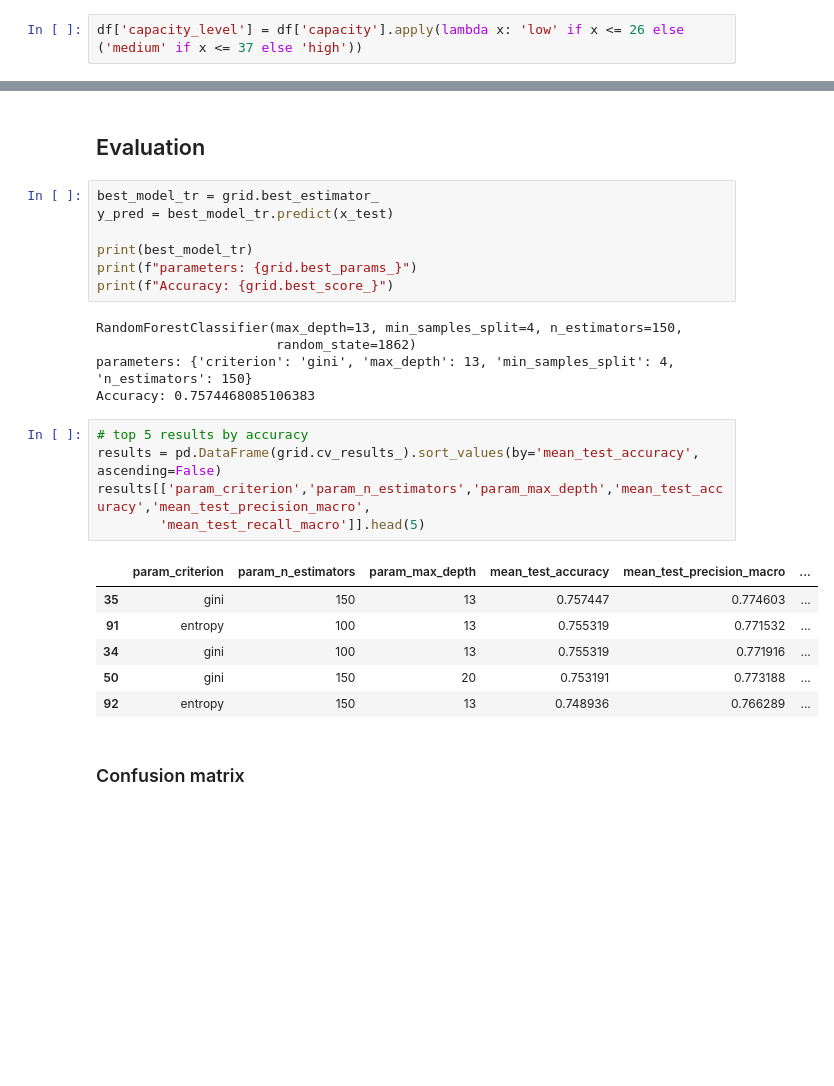
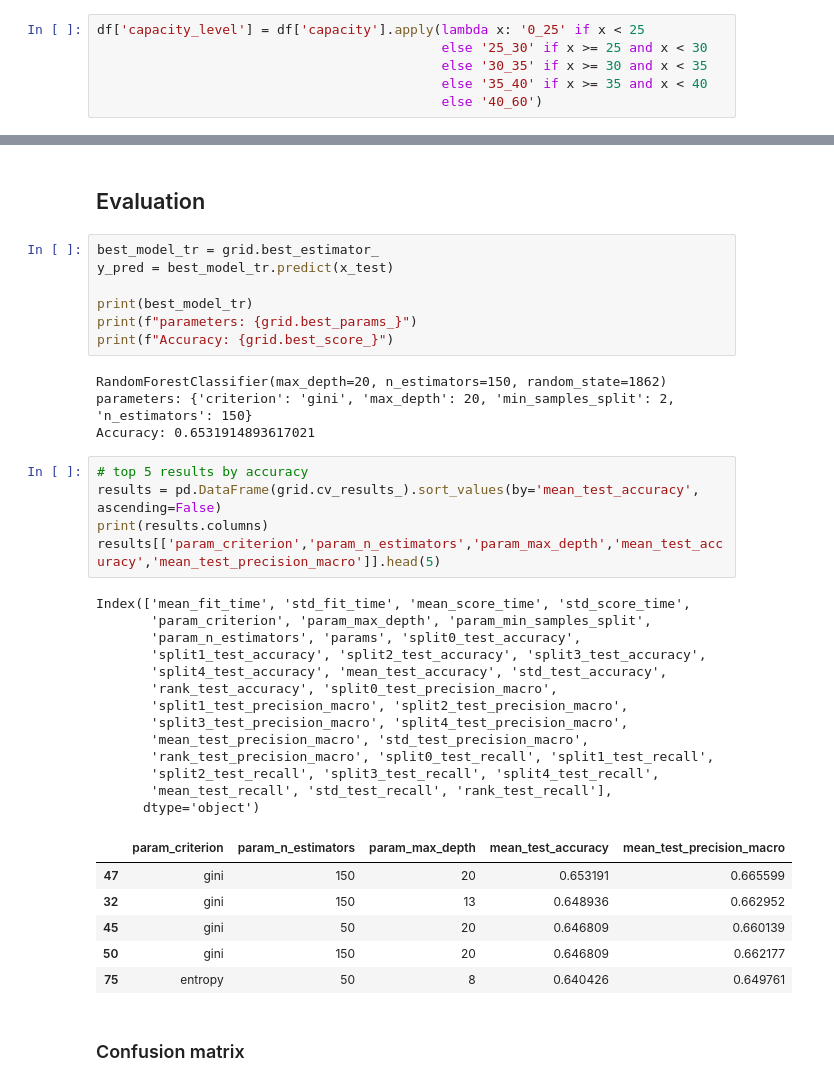
Before and after one commit to alfredcargar/master-thesis, a Jupyter notebook: notebooks/classification_model.ipynb, the cells around one changed output, grey strips where cells are left out. Cells and saved outputs as stored; diff of their text form; blank space fills up the shorter version.

```diff
--- a/notebooks/classification_model.ipynb
+++ b/notebooks/classification_model.ipynb
@@ -47,8 +47,12 @@ min       15.000000
 75%       37.000000
 max       53.000000
 Name: capacity, dtype: float64
-# %%
-df['capacity_level'] = df['capacity'].apply(lambda x: 'low' if x <= 26 else ('medium' if x <= 37 else 'high'))
+# %%
+df['capacity_level'] = df['capacity'].apply(lambda x: '0_25' if x < 25
+                                            else '25_30' if x >= 25 and x < 30
+                                            else '30_35' if x >= 30 and x < 35
+                                            else '35_40' if x >= 35 and x < 40
+                                            else '40_60')
 # %%
 df[['capacity','capacity_level']]
 # %% [output]
@@ -122,22 +133,34 @@ print(best_model_tr)
 print(f"parameters: {grid.best_params_}")
 print(f"Accuracy: {grid.best_score_}")
 # %% [output]
-RandomForestClassifier(max_depth=13, min_samples_split=4, n_estimators=150,
-                       random_state=1862)
-parameters: {'criterion': 'gini', 'max_depth': 13, 'min_samples_split': 4, 'n_estimators': 150}
-Accuracy: 0.7574468085106383
+RandomForestClassifier(max_depth=20, n_estimators=150, random_state=1862)
+parameters: {'criterion': 'gini', 'max_depth': 20, 'min_samples_split': 2, 'n_estimators': 150}
+Accuracy: 0.6531914893617021
 # %%
 # top 5 results by accuracy
 results = pd.DataFrame(grid.cv_results_).sort_values(by='mean_test_accuracy', ascending=False)
-results[['param_criterion','param_n_estimators','param_max_depth','mean_test_accuracy','mean_test_precision_macro',
-        'mean_test_recall_macro']].head(5)
+print(results.columns)
+results[['param_criterion','param_n_estimators','param_max_depth','mean_test_accuracy','mean_test_precision_macro']].head(5)
 # %% [output]
+Index(['mean_fit_time', 'std_fit_time', 'mean_score_time', 'std_score_time',
+       'param_criterion', 'param_max_depth', 'param_min_samples_split',
+       'param_n_estimators', 'params', 'split0_test_accuracy',
+       'split1_test_accuracy', 'split2_test_accuracy', 'split3_test_accuracy',
+       'split4_test_accuracy', 'mean_test_accuracy', 'std_test_accuracy',
+       'rank_test_accuracy', 'split0_test_precision_macro',
+       'split1_test_precision_macro', 'split2_test_precision_macro',
+       'split3_test_precision_macro', 'split4_test_precision_macro',
+       'mean_test_precision_macro', 'std_test_precision_macro',
+       'rank_test_precision_macro', 'split0_test_recall', 'split1_test_recall',
+       'split2_test_recall', 'split3_test_recall', 'split4_test_recall',
+       'mean_test_recall', 'std_test_recall', 'rank_test_recall'],
+      dtype='object')
-|  | param_criterion | param_n_estimators | param_max_depth | mean_test_accuracy | mean_test_precision_macro | ... |
-| 35 | gini | 150 | 13 | 0.757447 | 0.774603 | ... |
-| 91 | entropy | 100 | 13 | 0.755319 | 0.771532 | ... |
-| 34 | gini | 100 | 13 | 0.755319 | 0.771916 | ... |
-| 50 | gini | 150 | 20 | 0.753191 | 0.773188 | ... |
-| 92 | entropy | 150 | 13 | 0.748936 | 0.766289 | ... |
+|  | param_criterion | param_n_estimators | param_max_depth | mean_test_accuracy | mean_test_precision_macro |
+| 47 | gini | 150 | 20 | 0.653191 | 0.665599 |
+| 32 | gini | 150 | 13 | 0.648936 | 0.662952 |
+| 45 | gini | 50 | 20 | 0.646809 | 0.660139 |
+| 50 | gini | 150 | 20 | 0.646809 | 0.662177 |
+| 75 | entropy | 50 | 8 | 0.640426 | 0.649761 |
 # %% [markdown]
 ### Confusion matrix
 # %%
```
Also changed, not shown: parts of 11 cells of this notebook, 1 other file.
